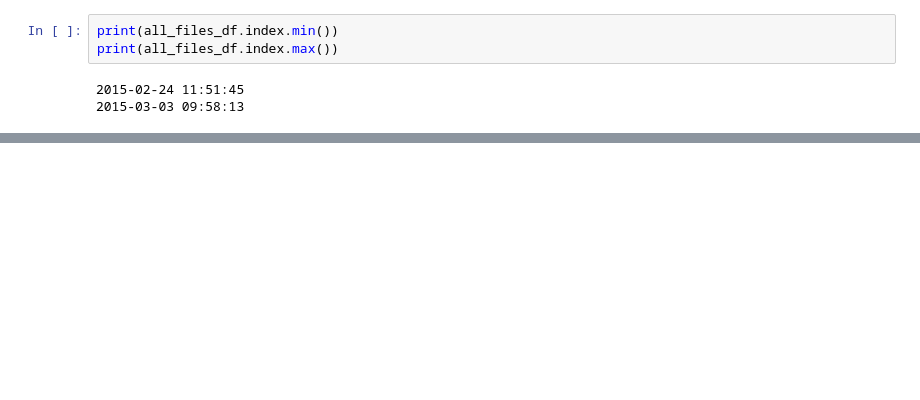
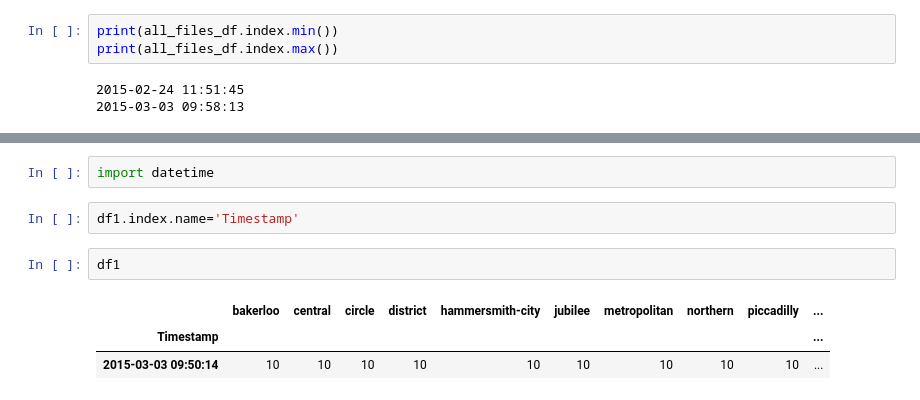
Before and after one commit to ihuston/dis-datascience, a Jupyter notebook: exploration/Initial Exploration.ipynb, the cells around one changed output, grey strips where cells are left out. Drawn from its saved outputs; the diff is of its cells as text; blank space fills up the shorter version.

```diff
--- a/exploration/Initial Exploration.ipynb
+++ b/exploration/Initial Exploration.ipynb
@@ -515,0 +530,10 @@ timeit parsing.parse_file_list(full_path_all_files)
+# %%
+import datetime
+# %%
+df1.index.name='Timestamp'
+# %%
+df1
+# %% [output]
+|  | bakerloo | central | circle | district | hammersmith-city | jubilee | metropolitan | northern | piccadilly | ... |
+| Timestamp |  |  |  |  |  |  |  |  |  | ... |
+| 2015-03-03 09:50:14 | 10 | 10 | 10 | 10 | 10 | 10 | 10 | 10 | 10 | ... |
```
Also changed, not shown: parts of 18 cells of this notebook, 5 other files.
